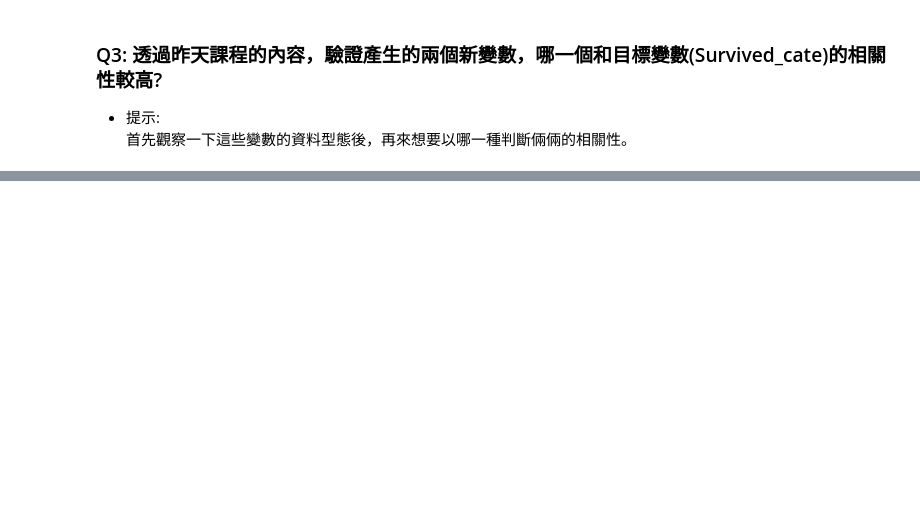
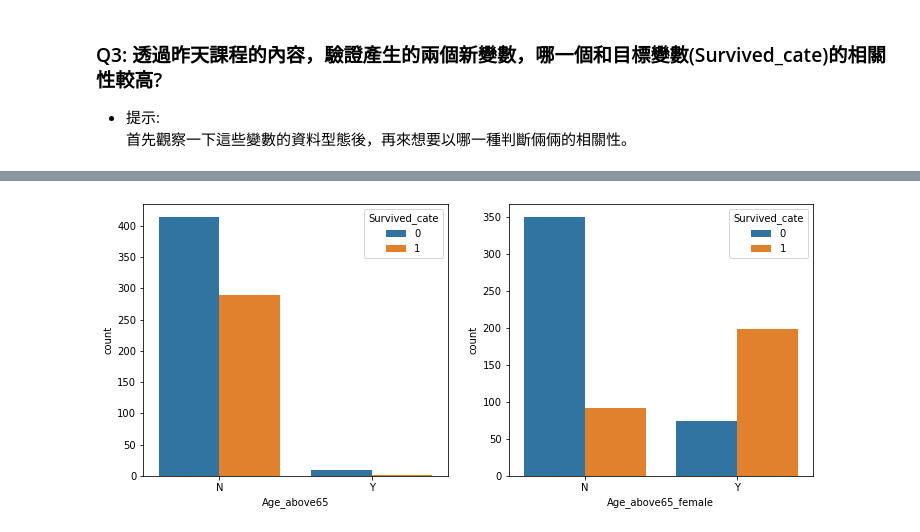
Before and after one commit to h4f2/ML100Days, a Jupyter notebook: homework/D40 Homework 探索性資料分析 (EDA) 從資料中生成特徵.ipynb, the cells around one changed output, grey strips where cells are left out. Drawn from its saved outputs; the diff is of its cells as text; code cells hidden in the pictures; blank space fills up the shorter version.

```diff
--- a/homework/D40 Homework 探索性資料分析 (EDA) 從資料中生成特徵.ipynb
+++ b/homework/D40 Homework 探索性資料分析 (EDA) 從資料中生成特徵.ipynb
@@ -114,7 +114,7 @@ display(data[data['Age_above65'] == 'Y'])
 ### Q2: 添加女性和男性，產生一個新的變數(Age_above65_female)，女性或Age>=65為'Y'，其餘為'N'。
 * 暗示: 觀看下面影片找答案，https://www.youtube.com/watch?v=X2d-wUt5azY
 # %%
-data['Age_above65_female'] = data['Age'].apply((lambda x: 'Y' if x >= 65  else 'N'))
-data[data['Age_above65_female'] == 'N'] = data['Sex'].apply((lambda x: 'Y' if x == 'female'  else 'N'))
-print(data[data['Age_above65_female'] == 'Y'])
+data['Age_above65_female'] = data[['Age','Sex']].apply((lambda x: 'Y' if x.Sex == 'female' or x.Age >=65  else 'N'), axis = 1)
+display(data[data['Age_above65_female'] == 'Y'])
+display(data[data['Age_above65'] == 'Y'])
 # %% [output]
@@ -125,0 +214,7 @@ ValueError: Must have equal len keys and value when setting with an iterable
+# %%
+f, [ax1, ax2] = plt.subplots(1,2, figsize=(12,5))
+sns.countplot(x='Age_above65', hue='Survived_cate', data=data, ax=ax1)
+sns.countplot(x='Age_above65_female', hue='Survived_cate', data=data, ax=ax2)
+plt.show()
+# %% [output]
+[figure, added]
```
Also changed, not shown: parts of 3 cells of this notebook, 1 other file.
